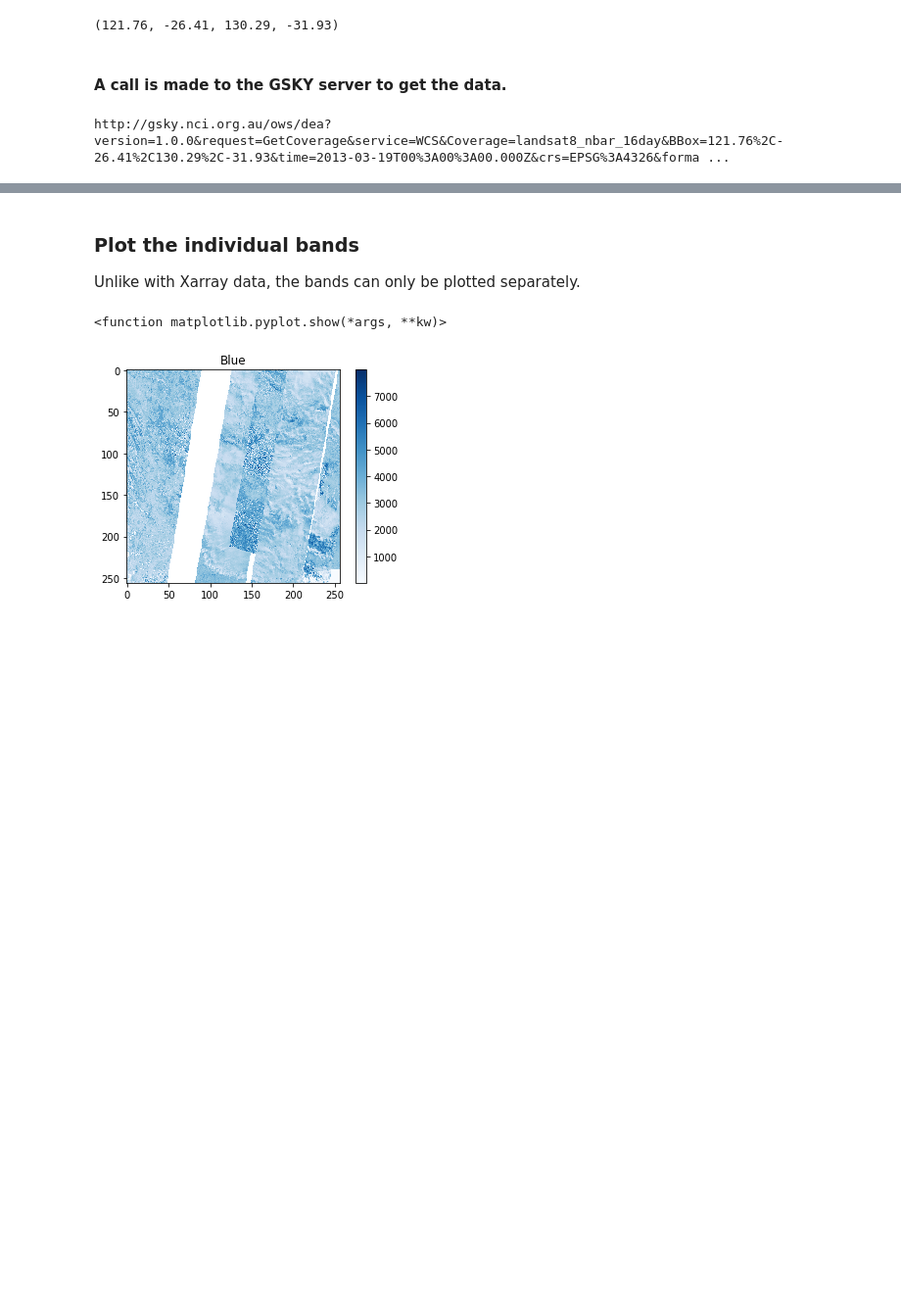
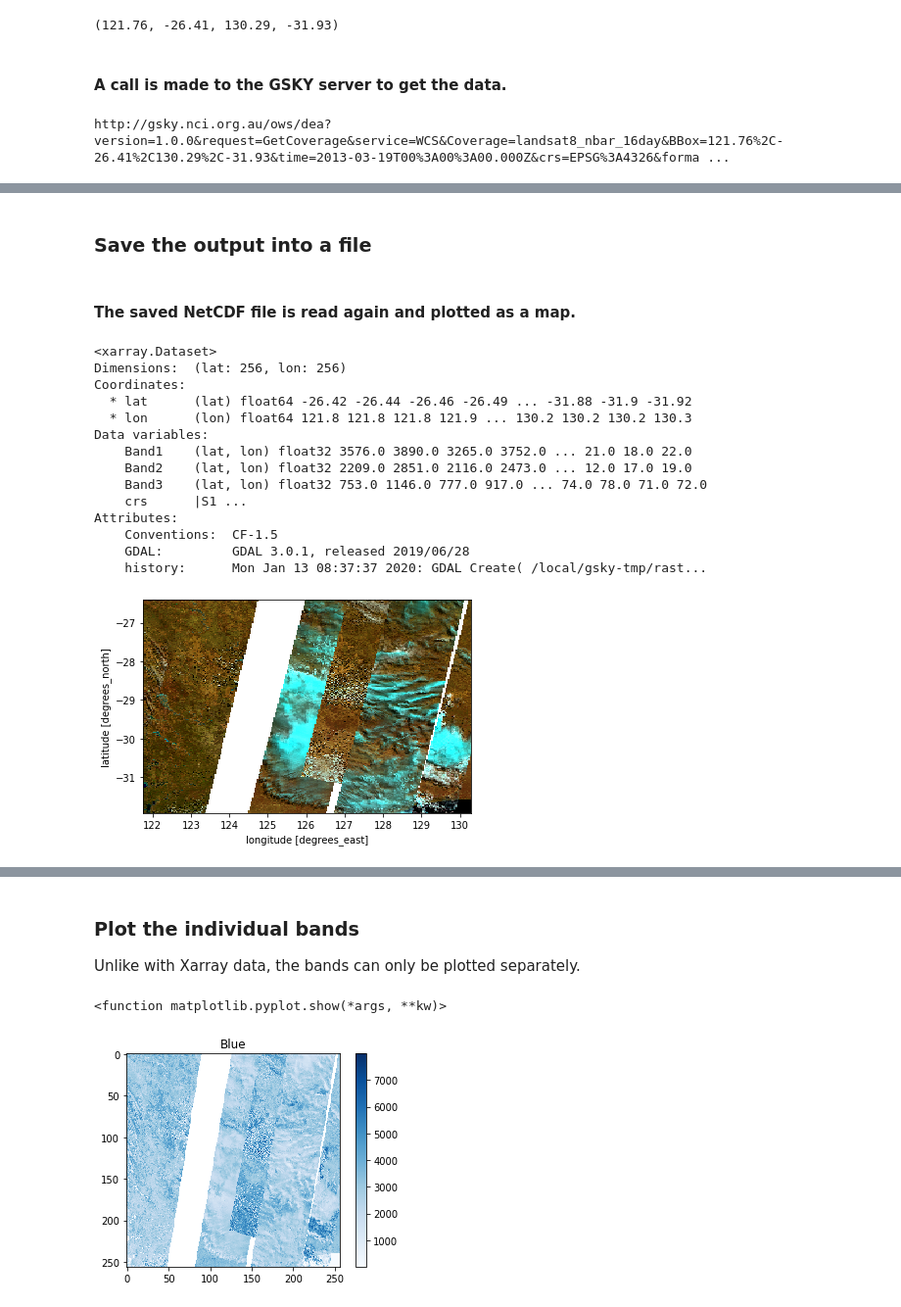
Before and after one commit to asivapra/gsky-demos, a Jupyter notebook: DEA_to_GSKY_Example_5_Diskless.ipynb, the cells around one changed output, grey strips where cells are left out. Shown: that part at 98% size. Saved outputs shown, nothing was run; the diff lists cells and outputs as text; code cells hidden in the pictures; blank space fills up the shorter version.

Commit message:
Plotting the diskless NetCDF

```diff
--- a/DEA_to_GSKY_Example_5_Diskless.ipynb
+++ b/DEA_to_GSKY_Example_5_Diskless.ipynb
@@ -139,0 +151,45 @@ http://gsky.nci.org.au/ows/dea?version=1.0.0&request=GetCoverage&service=WCS&Cov
+# %% [markdown]
+### Save the output into a file
+# %%
+# Get the output data from GSKY and write it in a *.nc file
+# A random number is inserted in the filename to prevent the browser caching the file content.
+rand = str(randrange(1000))
+ncfile = './output/gsky_wcs_' + rand + '.nc'
+with open(ncfile, 'wb') as f:
+    f.write(output.read())
+# %% [markdown]
+#### The saved NetCDF file is read again and plotted as a map.
+# %%
+from random import randrange
+import xarray as xr
+import os
+# Read the NetCDF file and convert it into an xarray dataset
+landsat_ds = xr.open_dataset(ncfile)
+
+# Delete the created NetCDF file
+try:
+    os.remove(ncfile)
+except OSError:
+    pass
+
+# Plot the three bands in the dataset.
+landsat_ds[['Band1', 'Band2', 'Band3']].to_array().plot.imshow(robust=True)
+
+# Uncomment below to see the raw data
+landsat_ds
+# %% [output]
+<xarray.Dataset>
+Dimensions:  (lat: 256, lon: 256)
+Coordinates:
+  * lat      (lat) float64 -26.42 -26.44 -26.46 -26.49 ... -31.88 -31.9 -31.92
+  * lon      (lon) float64 121.8 121.8 121.8 121.9 ... 130.2 130.2 130.2 130.3
+Data variables:
+    Band1    (lat, lon) float32 3576.0 3890.0 3265.0 3752.0 ... 21.0 18.0 22.0
+    Band2    (lat, lon) float32 2209.0 2851.0 2116.0 2473.0 ... 12.0 17.0 19.0
+    Band3    (lat, lon) float32 753.0 1146.0 777.0 917.0 ... 74.0 78.0 71.0 72.0
+    crs      |S1 ...
+Attributes:
+    Conventions:  CF-1.5
+    GDAL:         GDAL 3.0.1, released 2019/06/28
+    history:      Mon Jan 13 08:37:37 2020: GDAL Create( /local/gsky-tmp/rast...
+[figure, added]
```
Also changed, not shown: parts of 11 cells of this notebook.
